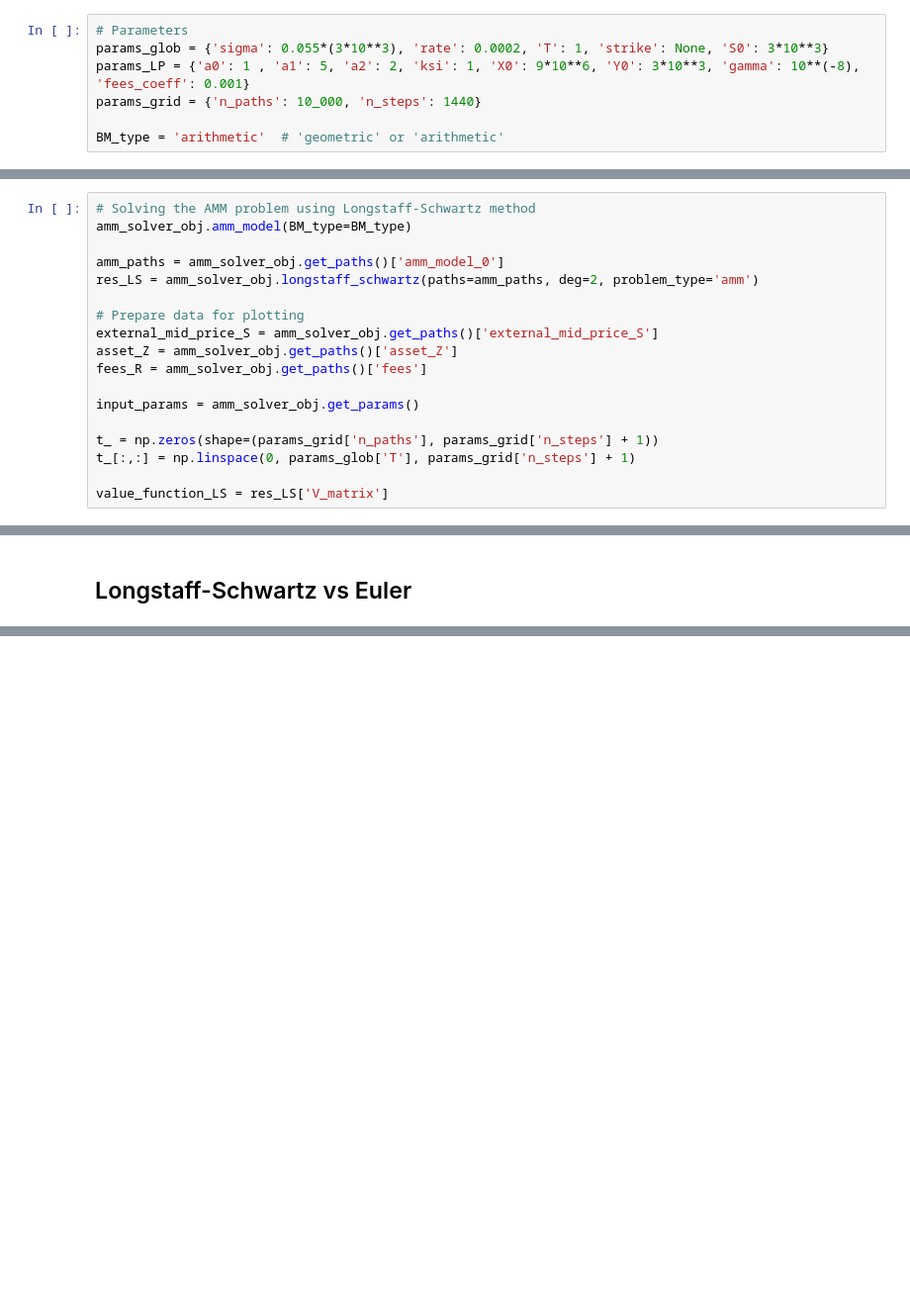
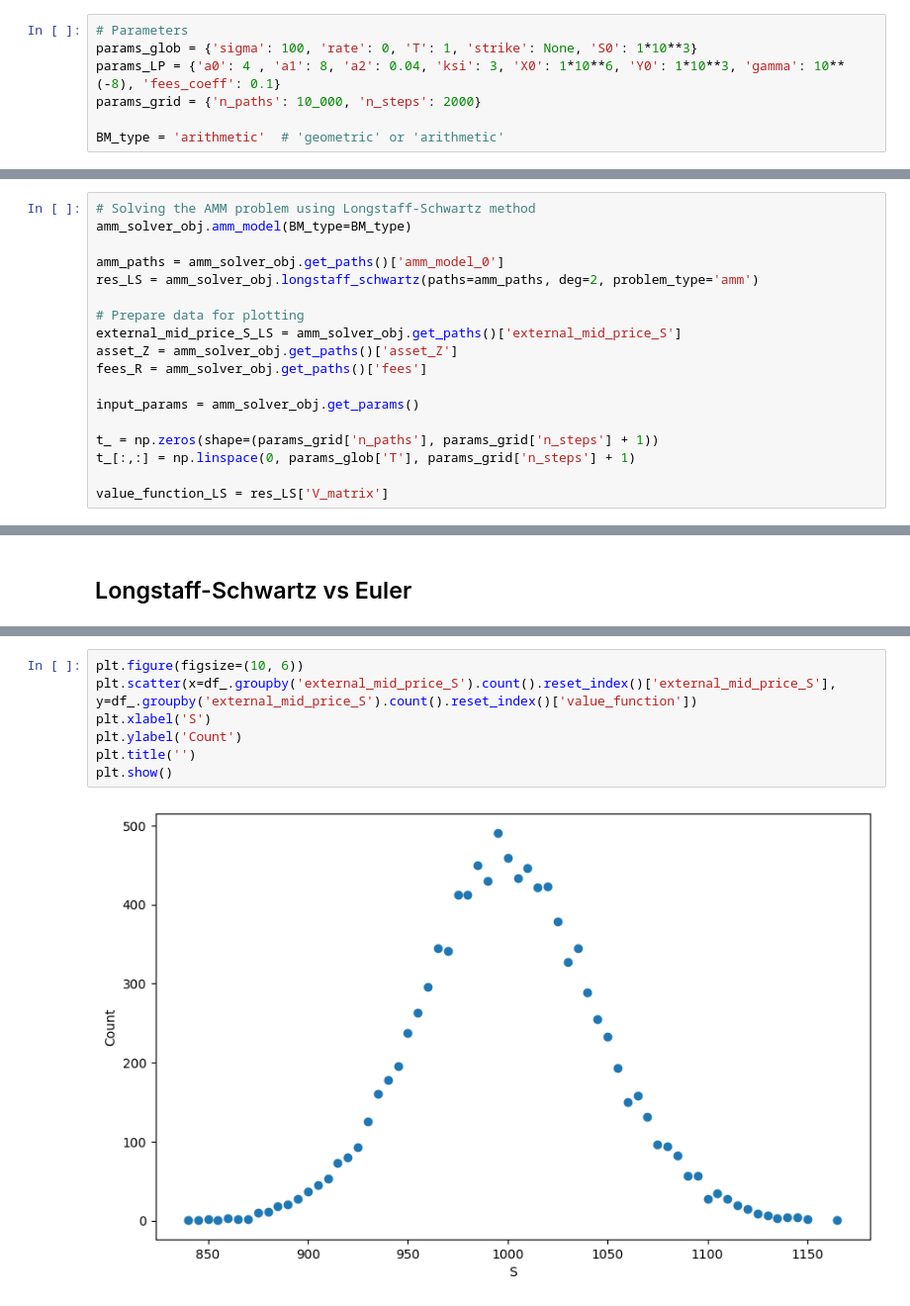
Before and after one commit to sb-bbr/AMM-Optimal-Exit-Time, a Jupyter notebook: Code/AMMSimulation.ipynb, the cells around one changed output, grey strips where cells are left out. Shown at 99% size. Cells and saved outputs as stored; diff of their text form; blank space fills up the shorter version.

Commit message:
LS and Euler plot

```diff
--- a/Code/AMMSimulation.ipynb
+++ b/Code/AMMSimulation.ipynb
@@ -259,9 +259,9 @@ Price of US put option by Longstaff-Schwartz method: 0.1144 vs on LS paper: 0.11
 ## Parameters
 # %%
 # Parameters
-params_glob = {'sigma': 0.055*(3*10**3), 'rate': 0.0002, 'T': 1, 'strike': None, 'S0': 3*10**3}
-params_LP = {'a0': 1 , 'a1': 5, 'a2': 2, 'ksi': 1, 'X0': 9*10**6, 'Y0': 3*10**3, 'gamma': 10**(-8), 'fees_coeff': 0.001}
-params_grid = {'n_paths': 10_000, 'n_steps': 1440}
+params_glob = {'sigma': 100, 'rate': 0, 'T': 1, 'strike': None, 'S0': 1*10**3}
+params_LP = {'a0': 4 , 'a1': 8, 'a2': 0.04, 'ksi': 3, 'X0': 1*10**6, 'Y0': 1*10**3, 'gamma': 10**(-8), 'fees_coeff': 0.1}
+params_grid = {'n_paths': 10_000, 'n_steps': 2000}
 
 BM_type = 'arithmetic'  # 'geometric' or 'arithmetic'
 # %% [markdown]
@@ -277,7 +277,7 @@ amm_paths = amm_solver_obj.get_paths()['amm_model_0']
 res_LS = amm_solver_obj.longstaff_schwartz(paths=amm_paths, deg=2, problem_type='amm')
 
 # Prepare data for plotting
-external_mid_price_S = amm_solver_obj.get_paths()['external_mid_price_S']
+external_mid_price_S_LS = amm_solver_obj.get_paths()['external_mid_price_S']
 asset_Z = amm_solver_obj.get_paths()['asset_Z']
 fees_R = amm_solver_obj.get_paths()['fees']
 
@@ -512,0 +504,9 @@ plt.plot(value_function_LS[int(t/dt), :], marker='o')
+# %%
+plt.figure(figsize=(10, 6))
+plt.scatter(x=df_.groupby('external_mid_price_S').count().reset_index()['external_mid_price_S'], y=df_.groupby('external_mid_price_S').count().reset_index()['value_function'])
+plt.xlabel('S')
+plt.ylabel('Count')
+plt.title('')
+plt.show()
+# %% [output]
+[figure, added]
```
Also changed, not shown: parts of 14 cells of this notebook, 1 other file.
